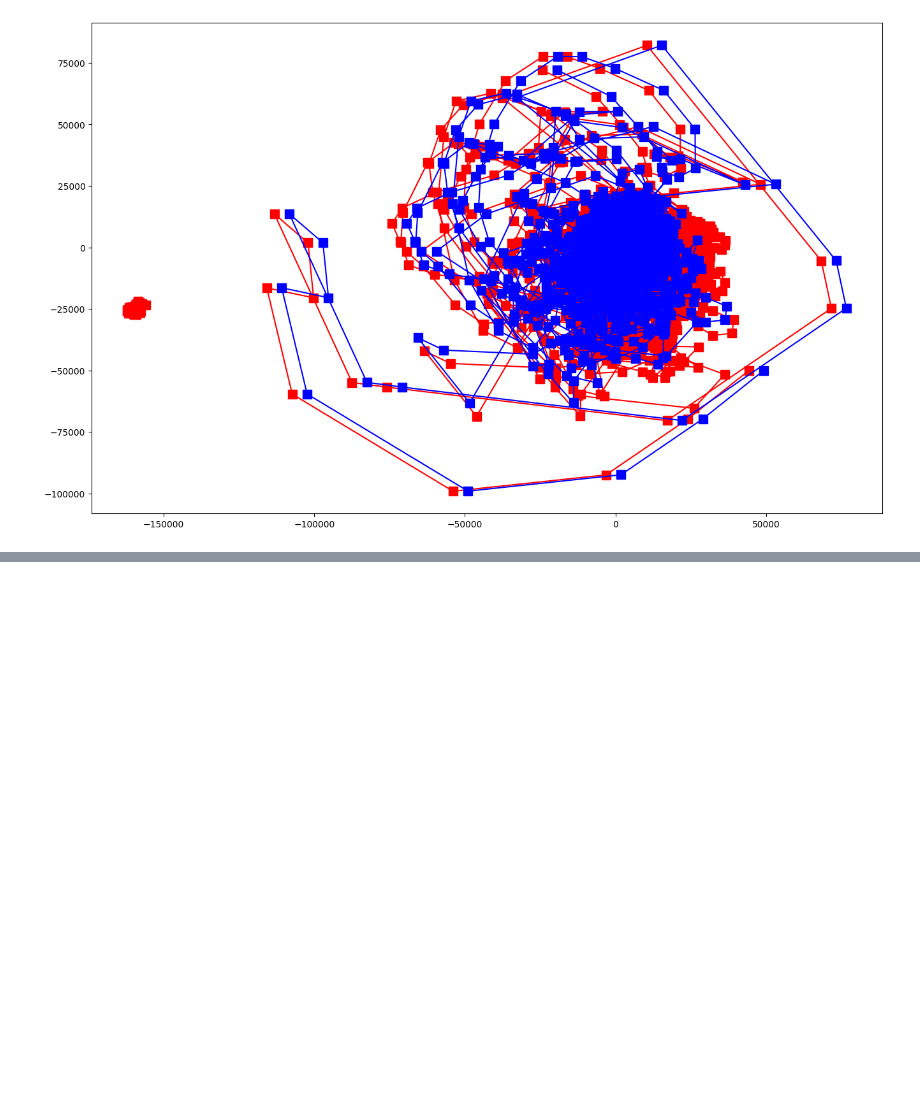
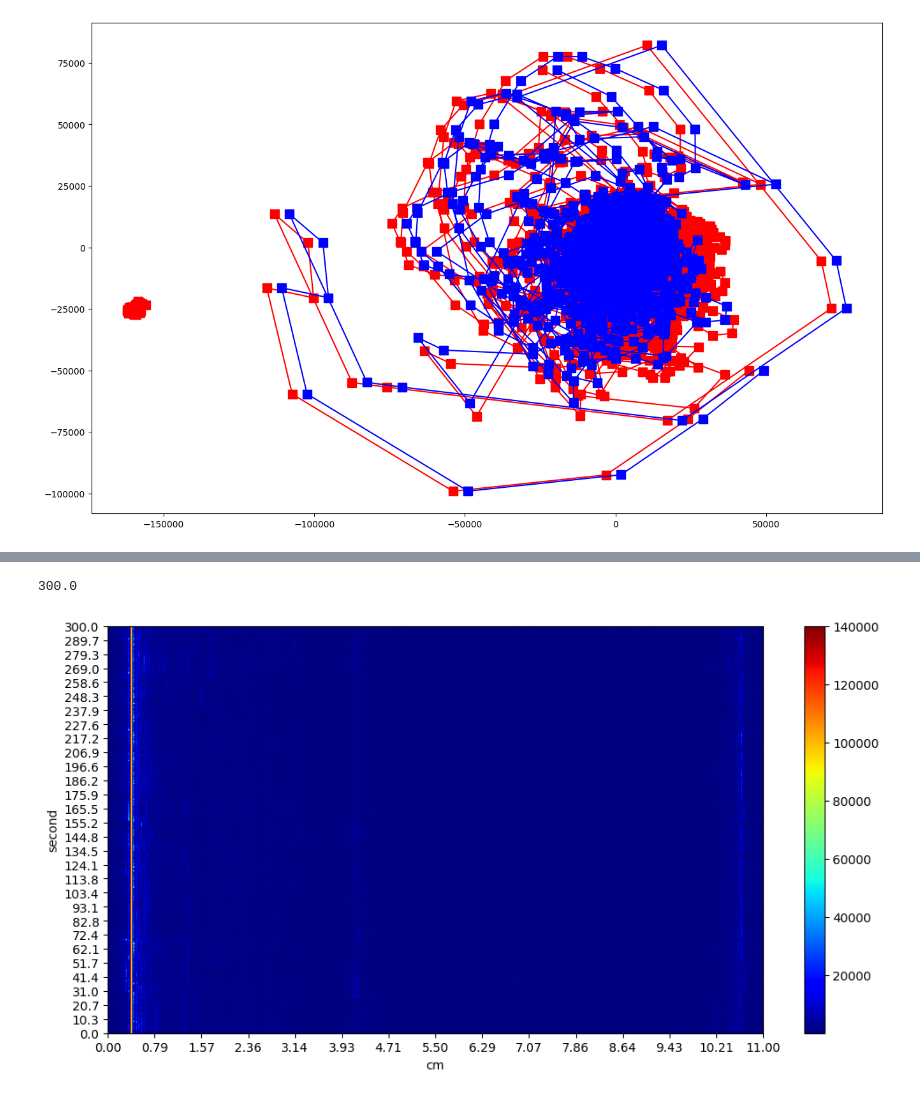
Before and after one commit to tqdinh/gensignal, a Jupyter notebook: EXTRACT_VITAL_SIGNAL_IN_FMCW_RADAR_4.ipynb, the cells around one changed output, grey strips where cells are left out. Saved outputs shown, nothing was run; the diff lists cells and outputs as text; code cells hidden in the pictures; blank space fills up the shorter version.

Commit message:
targe vibration index

```diff
--- a/EXTRACT_VITAL_SIGNAL_IN_FMCW_RADAR_4.ipynb
+++ b/EXTRACT_VITAL_SIGNAL_IN_FMCW_RADAR_4.ipynb
@@ -209,0 +189,15 @@ plt.show()
+# %%
+magnitude_index = np.zeros(shape=len(magnitude_corrected_ffts))
+for  magnitude_spectrum in magnitude_corrected_ffts:
+    magnitude = np.abs(magnitude_spectrum)
+    max_index=np.argmax(magnitude_spectrum[0:-1])
+    # max_value = max(magnitude[1:-1])
+    # max_index = np.where(max_value == magnitude)[0]
+    magnitude_index[max_index]+=1
+max_bin = max(magnitude_index)
+bin_of_interest = np.where(max_bin ==magnitude_index )[0]
+
+for i,val in enumerate(magnitude_index):
+    if(0!=val):
+        print("index:",i," : ",val)
+print("bin of interest: ",bin_of_interest)
@@ -209,0 +218,29 @@ plt.show()
+# %%
+tmp_array= copy.deepcopy(magnitude_corrected_ffts)
+for _i,tmp in enumerate(tmp_array):
+    tmp[bin_of_interest]=140000
+    # tmp[bin_of_interest+1]=140000
+    # tmp[bin_of_interest+2]=140000
+
+
+
+plt.figure(figsize=(12, 6))
+xmin=0
+xmax=11
+x = np.linspace(xmin, xmax, 15)
+ymin=0
+ymax=len(tmp_array)/20 #6000 chirp ~6000 frame each second has 20 frame -> second
+#ymax ~300s ~5mins
+print(ymax)
+y = np.linspace(ymin, ymax, 30)
+plt.xticks(x)
+plt.yticks(y)
+
+plt.imshow(tmp_array, cmap='jet', aspect='auto',extent=[xmin,xmax,ymin,ymax])
+plt.xlabel('cm')
+plt.ylabel('second')
+plt.colorbar()
+plt.show()
+# %% [output]
+300.0
+[figure, added]
```
Also changed, not shown: parts of 14 cells of this notebook.
